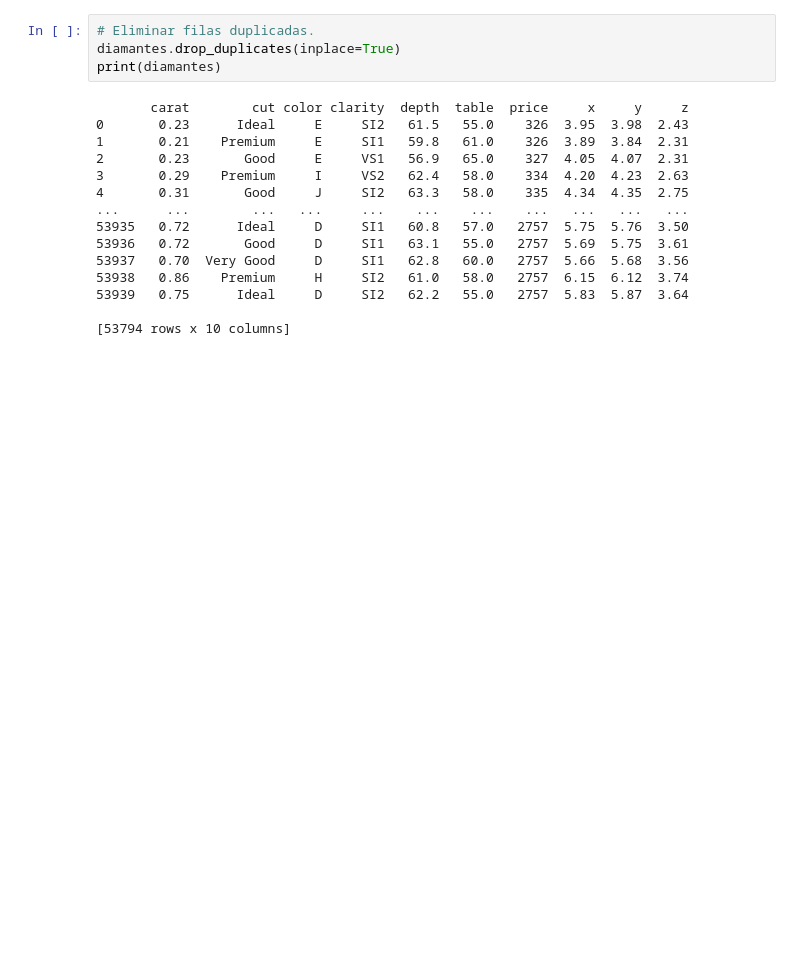
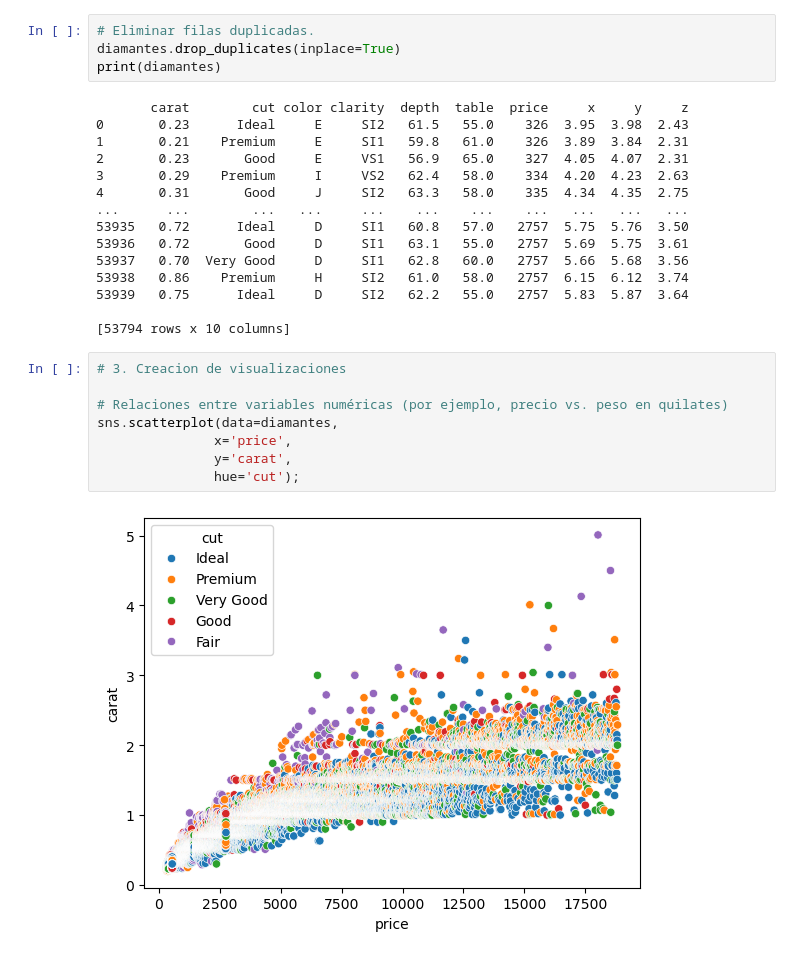
Before and after one commit to Juan8516/DashboardAnalisisDatos, a Jupyter notebook: Dashboard de un Análisis Exploratorio de Datos con Seaborn.ipynb, the cells around one changed output. Cells and saved outputs as stored; diff of their text form; blank space fills up the shorter version.

Commit message:
feat: visualizaciones, comparaciones en series

```diff
--- a/Dashboard de un Análisis Exploratorio de Datos con Seaborn.ipynb
+++ b/Dashboard de un Análisis Exploratorio de Datos con Seaborn.ipynb
@@ -146,3 +148,13 @@ print(diamantes)
 53939   0.75      Ideal     D     SI2   62.2   55.0   2757  5.83  5.87  3.64
 
 [53794 rows x 10 columns]
+# %%
+# 3. Creacion de visualizaciones
+
+# Relaciones entre variables numéricas (por ejemplo, precio vs. peso en quilates)
+sns.scatterplot(data=diamantes,
+               x='price',
+               y='carat',
+               hue='cut');
+# %% [output]
+[figure, added]
```
Also changed, not shown: parts of 3 cells of this notebook.
